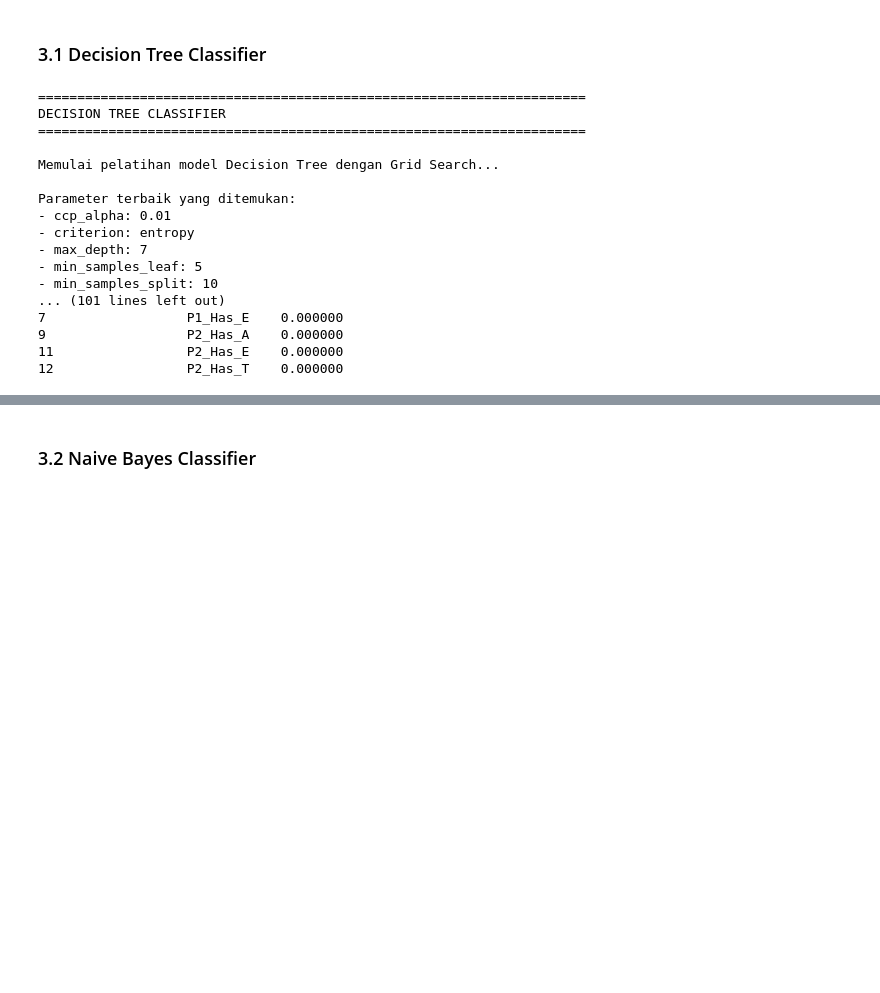
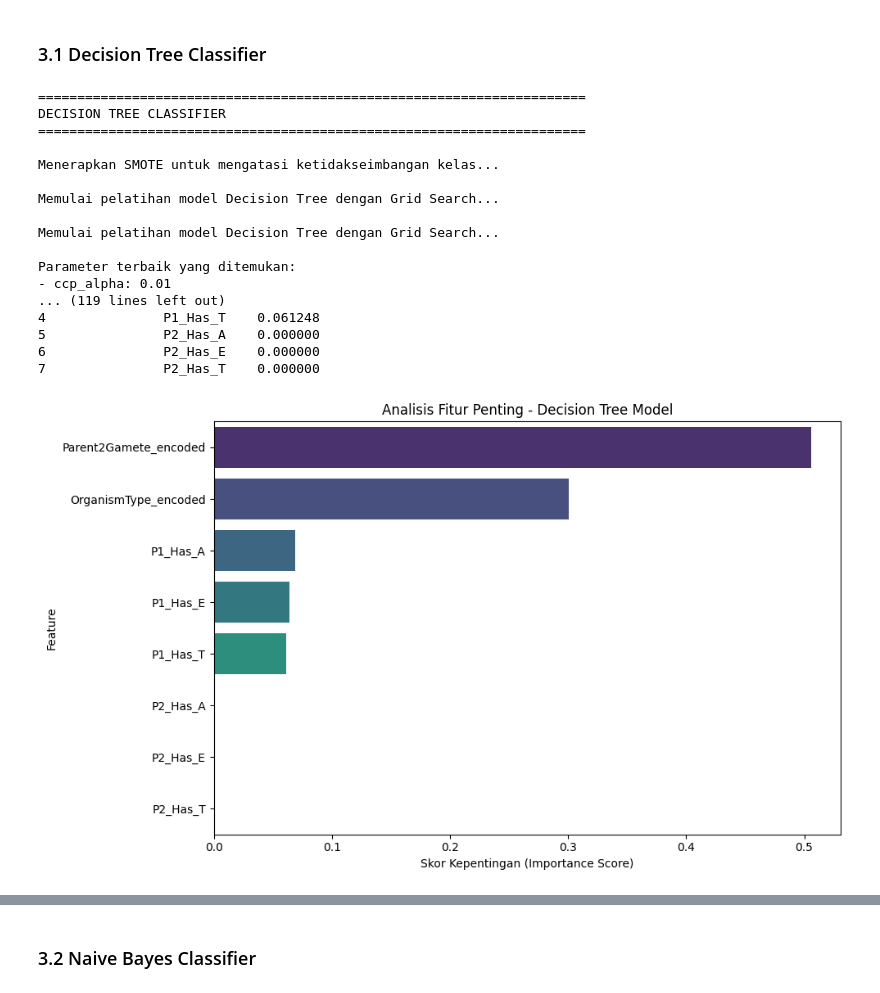
Before and after one commit to RistoKuy/ML, a Jupyter notebook: gamet_baru.ipynb, the cells around one changed output, grey strips where cells are left out. Drawn from its saved outputs; the diff is of its cells as text; code cells hidden in the pictures; blank space fills up the shorter version.

```diff
--- a/gamet_baru.ipynb
+++ b/gamet_baru.ipynb
@@ -506,11 +396,11 @@ print("=" * 70)
 # Definisikan parameter untuk grid search
 # Parameter-parameter ini dipilih untuk mencegah overfitting
 dt_params = {
-    'max_depth': [3, 5, 7],         # Kedalaman maksimum tree (dibatasi untuk mencegah overfitting)
-    'min_samples_split': [10, 20, 30],  # Minimal sampel untuk split node (tinggi = mengurangi kompleksitas)
-    'min_samples_leaf': [5, 10, 15],    # Minimal sampel dalam leaf node (tinggi = lebih stabil)
+    'max_depth': [2, 3, 4, 5],         # Kedalaman maksimum tree (dibatasi untuk mencegah overfitting)
+    'min_samples_split': [10, 20, 40],  # Minimal sampel untuk split node (tinggi = mengurangi kompleksitas)
+    'min_samples_leaf': [5, 10, 20],    # Minimal sampel dalam leaf node (tinggi = lebih stabil)
     'criterion': ['gini', 'entropy'],   # Kriteria untuk mengukur kualitas split
-    'ccp_alpha': [0.01, 0.02, 0.03]     # Parameter pruning: cost-complexity (>0 = lebih sederhana)
+    'ccp_alpha': [0.01, 0.05, 0.1]     # Parameter pruning: cost-complexity (>0 = lebih sederhana)
 }
 
 # Penjelasan Parameter Decision Tree:
@@ -528,10 +418,19 @@ dt_params = {
 # Ini akan mencoba kombinasi parameter dan memilih yang terbaik berdasarkan akurasi
 
 # Inisialisasi model Decision Tree dengan class_weight untuk mengatasi ketidakseimbangan
+# Gunakan hanya fitur terpilih
+
 dt = DecisionTreeClassifier(random_state=42, class_weight='balanced')
 
 # Lakukan grid search untuk menemukan parameter terbaik dengan 10-fold cross-validation
 dt_grid = GridSearchCV(dt, dt_params, cv=10, scoring='accuracy', n_jobs=-1)
+
+# y_train and y_test are already defined and aligned with X_train and X_test
+
+# Apply SMOTE to handle class imbalance
+print("\nMenerapkan SMOTE untuk mengatasi ketidakseimbangan kelas...")
+smote = SMOTE(random_state=42)
+X_train_smote, y_train_smote = smote.fit_resample(X_train, y_train)
 
 # Latih model menggunakan data yang sudah di-resampling dengan SMOTE
 print("\nMemulai pelatihan model Decision Tree dengan Grid Search...")
@@ -559,8 +458,8 @@ print(f"- Balanced Accuracy: {balanced_accuracy_dt:.4f} (rata-rata recall untuk
 
 # Cross-validation untuk mengukur stabilitas model dan generalisasi
 # Ini menjalankan model pada berbagai subset data untuk memastikan performa konsisten
-cv_scores_dt = cross_val_score(best_dt, X, y, cv=10)
-print(f"\n10-Fold Cross-validation scores: {cv_scores_dt}")
+cv_scores_dt = cross_val_score(best_dt, X, y, cv=5)
+print(f"\n5-Fold Cross-validation scores: {cv_scores_dt}")
 print(f"- Mean CV accuracy: {cv_scores_dt.mean():.4f}")
 print(f"- Std deviation: {cv_scores_dt.std():.4f}")
 print(f"- 95% confidence interval: {cv_scores_dt.mean():.4f} ± {cv_scores_dt.std() * 2:.4f}")
@@ -578,48 +477,49 @@ print(f"- Gap overfitting: {overfitting_gap:.4f} " +
 
 # Classification report untuk melihat performa per kelas
 # Ini memberikan precision, recall, dan f1-score untuk setiap kelas
-target_names = label_encoders['OffspringPhenotype'].classes_
+target_names = label_encoders['OffspringGenotype'].classes_
 print("\nClassification Report (Decision Tree):")
 print(classification_report(y_test, y_pred_dt, target_names=target_names))
 
 # Analisis fitur importance - fitur mana yang paling berpengaruh dalam model
 # Feature importance menunjukkan kontribusi relatif setiap fitur dalam prediksi
 feature_importance_dt = pd.DataFrame({
-    'Feature': feature_columns,
+    'Feature': selected_features,
     'Importance': best_dt.feature_importances_
 }).sort_values('Importance', ascending=False)
 
 print("\nFeature Importance (Decision Tree):")
 print(feature_importance_dt)
 
 # Penjelasan Feature Importance:
 # - Feature importance menunjukkan kontribusi relatif setiap fitur dalam prediksi
 # - Nilai yang lebih tinggi menandakan fitur tersebut lebih berpengaruh dalam keputusan model
 # - Hal ini membantu kita memahami faktor genetik apa yang paling menentukan fenotipe keturunan
 
 # Visualisasi feature importance
-# plt.figure(figsize=(10, 6))
-# sns.barplot(data=feature_importance_dt, x='Importance', y='Feature', palette='viridis')
-# plt.title('Analisis Fitur Penting - Decision Tree Model')
-# plt.xlabel('Skor Kepentingan (Importance Score)')
-# plt.tight_layout()
-# plt.show()
+plt.figure(figsize=(10, 6))
+sns.barplot(data=feature_importance_dt, x='Importance', y='Feature', palette='viridis')
+plt.title('Analisis Fitur Penting - Decision Tree Model')
+plt.xlabel('Skor Kepentingan (Importance Score)')
+plt.tight_layout()
+plt.show()
 # %% [output]
 ======================================================================
 DECISION TREE CLASSIFIER
 ======================================================================
+
+Menerapkan SMOTE untuk mengatasi ketidakseimbangan kelas...
+
+Memulai pelatihan model Decision Tree dengan Grid Search...
 
 Memulai pelatihan model Decision Tree dengan Grid Search...
 
 Parameter terbaik yang ditemukan:
 - ccp_alpha: 0.01
-- criterion: entropy
-- max_depth: 7
-- min_samples_leaf: 5
-- min_samples_split: 10
-... (101 lines left out)
-7                  P1_Has_E    0.000000
-9                  P2_Has_A    0.000000
-11                 P2_Has_E    0.000000
-12                 P2_Has_T    0.000000
+... (119 lines left out)
+4               P1_Has_T    0.061248
+5               P2_Has_A    0.000000
+6               P2_Has_E    0.000000
+7               P2_Has_T    0.000000
+[figure, added]
 # %%
```
Also changed, not shown: parts of 15 cells of this notebook, 4 other files.
